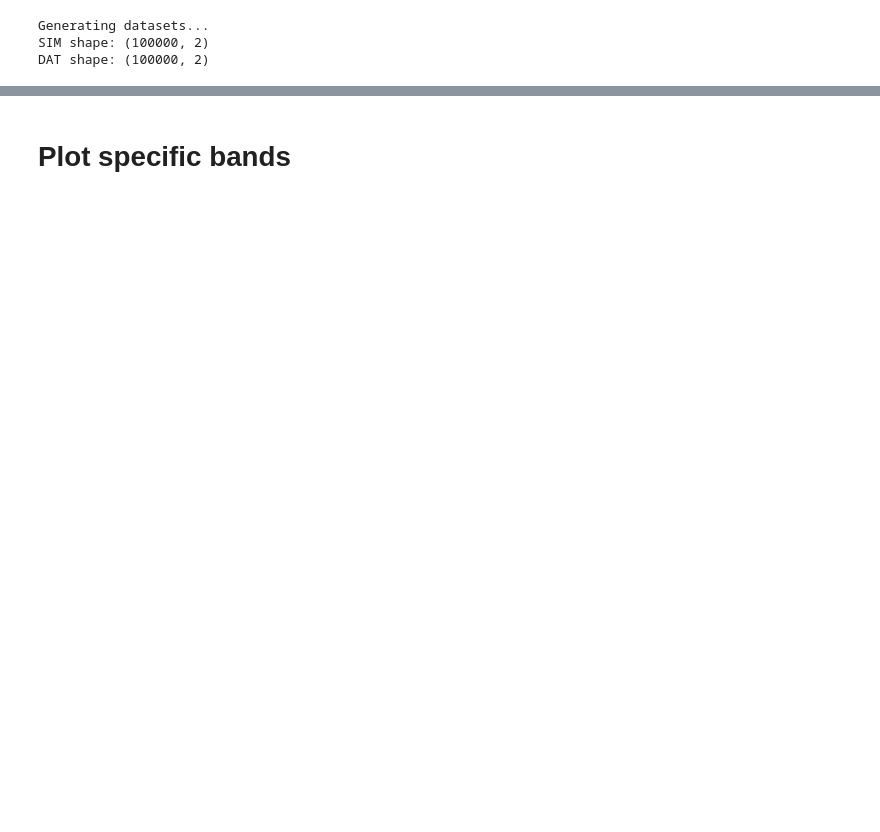
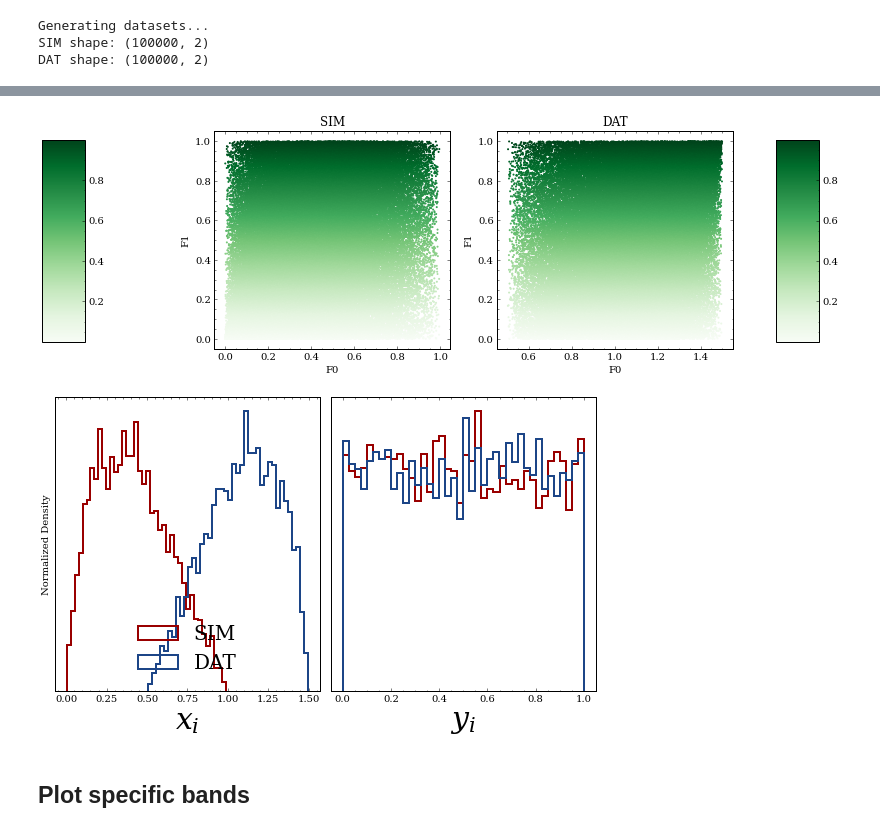
Before and after one commit to rmastand/FETA, a Jupyter notebook: generate_dataset_and_preprocess_toy.ipynb, the cells around one changed output, grey strips where cells are left out. Cells and saved outputs as stored; diff of their text form; code cells hidden in the pictures; blank space fills up the shorter version.

```diff
--- a/generate_dataset_and_preprocess_toy.ipynb
+++ b/generate_dataset_and_preprocess_toy.ipynb
@@ -143,59 +128,17 @@ np.save(os.path.join(data_dir, "col_minmax.npy"), col_minmax)
 # %%
-
-
-fig, ax = plt.subplots(1, 2, figsize = (12, 4))
-fig.subplots_adjust(right=0.8, left = 0.2)
-
 n_plot = 5000
-
 bins = 40
 
+# Scatterplot the features
+fig = scatterplot_features(data_sim, data_dat, bins, n_features, feature_labels, n_plot = -1, pointsize = 1)
+fig.show()
 
-
-
-sc_sim = ax[0].scatter(trial_data_sim[:n_plot,0], trial_data_sim[:n_plot,1], c = trial_data_sim[:n_plot,-1], cmap=cm)
-ax[0].set_xlabel("F0")
-ax[0].set_ylabel("F1")
-ax[0].set_title("Sim")
-
-sc_dat = ax[1].scatter(trial_data_dat[:n_plot,0], trial_data_dat[:n_plot,1], c = trial_data_dat[:n_plot,-1], cmap=cm)
-ax[1].set_xlabel("F0")
-ax[1].set_ylabel("F1")
-ax[1].set_title("Dat")
-
-cbar_ax_sim = fig.add_axes([0, 0.15, 0.05, 0.7])
-cbar_ax_dat = fig.add_axes([0.85, 0.15, 0.05, 0.7])
-fig.colorbar(sc_sim, cax=cbar_ax_sim)
-fig.colorbar(sc_dat, cax=cbar_ax_dat)
-
-
-
-
-plt.show()
-
-
-pp = PdfPages(os.path.join("paper_plots", f"toy_model_datasets.pdf"))
-
-
-fig, ax = plt.subplots(1, 2, figsize = (12, 6))
-ax = ax.flatten()
-
-ax[0].hist(trial_data_sim[:n_plot,1], bins = bins, density = True, label = "SIM", histtype = "step", color = "red")
-ax[0].hist(trial_data_dat[:n_plot,1], bins = bins, density = True, label = "DAT", histtype = "step", color = "blue")
-ax[0].legend(loc = "lower center")
-ax[0].set_xlabel("$x_i$")
-
-ax[1].hist(trial_data_sim[:n_plot,0], bins = bins, density = True, label = "SIM", histtype = "step", color = "red")
-ax[1].hist(trial_data_dat[:n_plot,0], bins = bins, density = True, label = "DAT", histtype = "step", color = "blue")
-ax[1].legend(loc = "lower center")
-ax[1].set_xlabel("$y_i$")
-
-ax[0].set_ylabel("Density")
-
+# 1D histograms of all the features
+fig = plot_feature_histograms(data_sim, data_dat, bins, n_features, feature_labels, n_plot = n_plot)
 fig.show()
-pp.savefig()
-
-pp.close()
+# %% [output]
+[figure, added]
+[figure, added]
 # %% [markdown]
-# Plot specific bands
+## Plot specific bands
 # %%
```
Also changed, not shown: parts of 15 cells of this notebook.
